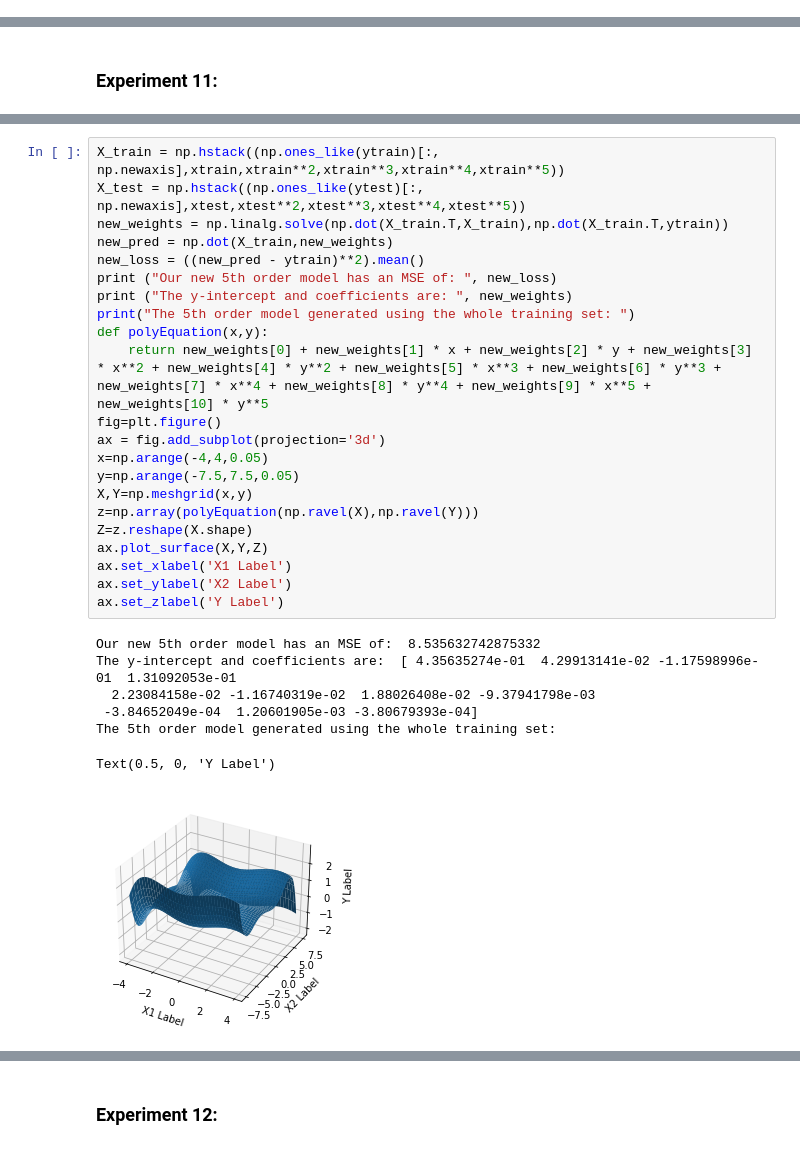
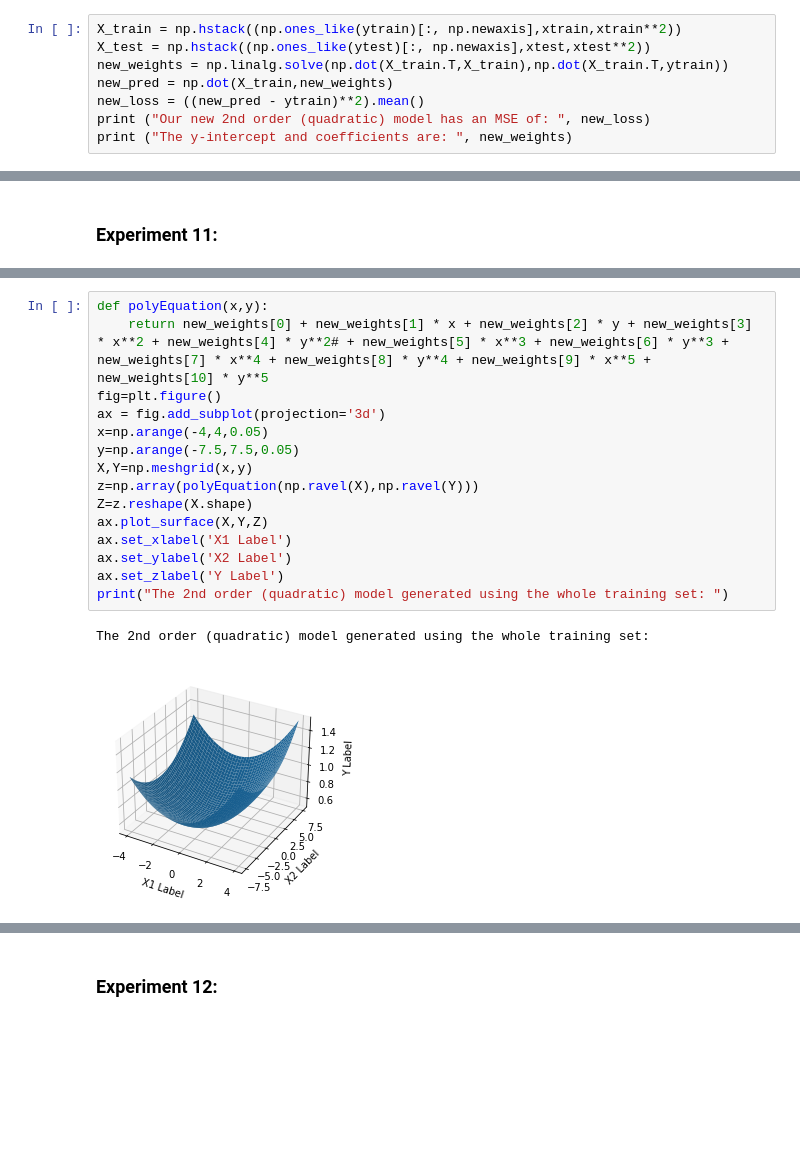
Before and after one commit to sudo-update/proj2-cpsc483, a Jupyter notebook: project2.ipynb, the cells around one changed output, grey strips where cells are left out. Drawn from its saved outputs; the diff is of its cells as text; blank space fills up the shorter version.

```diff
--- a/project2.ipynb
+++ b/project2.ipynb
@@ -279,0 +299,8 @@ Usually 5 is better. Sometimes, 4 or 6 appears better. Random split of test and
+# %%
+X_train = np.hstack((np.ones_like(ytrain)[:, np.newaxis],xtrain,xtrain**2))
+X_test = np.hstack((np.ones_like(ytest)[:, np.newaxis],xtest,xtest**2))
+new_weights = np.linalg.solve(np.dot(X_train.T,X_train),np.dot(X_train.T,ytrain))
+new_pred = np.dot(X_train,new_weights)
+new_loss = ((new_pred - ytrain)**2).mean()
+print ("Our new 2nd order (quadratic) model has an MSE of: ", new_loss)
+print ("The y-intercept and coefficients are: ", new_weights)
@@ -337,31 +369,19 @@ The quadratic model:
 # %%
-X_train = np.hstack((np.ones_like(ytrain)[:, np.newaxis],xtrain,xtrain**2,xtrain**3,xtrain**4,xtrain**5))
-X_test = np.hstack((np.ones_like(ytest)[:, np.newaxis],xtest,xtest**2,xtest**3,xtest**4,xtest**5))
-new_weights = np.linalg.solve(np.dot(X_train.T,X_train),np.dot(X_train.T,ytrain))
-new_pred = np.dot(X_train,new_weights)
-new_loss = ((new_pred - ytrain)**2).mean()
-print ("Our new 5th order model has an MSE of: ", new_loss)
-print ("The y-intercept and coefficients are: ", new_weights)
-print("The 5th order model generated using the whole training set: ")
 def polyEquation(x,y):
-    return new_weights[0] + new_weights[1] * x + new_weights[2] * y + new_weights[3] * x**2 + new_weights[4] * y**2 + new_weights[5] * x**3 + new_weights[6] * y**3 + new_weights[7] * x**4 + new_weights[8] * y**4 + new_weights[9] * x**5 + new_weights[10] * y**5
+    return new_weights[0] + new_weights[1] * x + new_weights[2] * y + new_weights[3] * x**2 + new_weights[4] * y**2# + new_weights[5] * x**3 + new_weights[6] * y**3 + new_weights[7] * x**4 + new_weights[8] * y**4 + new_weights[9] * x**5 + new_weights[10] * y**5
 fig=plt.figure()
 ax = fig.add_subplot(projection='3d')
 x=np.arange(-4,4,0.05)
 y=np.arange(-7.5,7.5,0.05)
 X,Y=np.meshgrid(x,y)
 z=np.array(polyEquation(np.ravel(X),np.ravel(Y)))
 Z=z.reshape(X.shape)
 ax.plot_surface(X,Y,Z)
 ax.set_xlabel('X1 Label')
 ax.set_ylabel('X2 Label')
 ax.set_zlabel('Y Label')
+print("The 2nd order (quadratic) model generated using the whole training set: ")
 # %% [output]
-Our new 5th order model has an MSE of:  8.535632742875332
-The y-intercept and coefficients are:  [ 4.35635274e-01  4.29913141e-02 -1.17598996e-01  1.31092053e-01
-  2.23084158e-02 -1.16740319e-02  1.88026408e-02 -9.37941798e-03
- -3.84652049e-04  1.20601905e-03 -3.80679393e-04]
-The 5th order model generated using the whole training set:
+The 2nd order (quadratic) model generated using the whole training set:
-Text(0.5, 0, 'Y Label')
-[figure, old version]
+[figure, new version]
 # %% [markdown]
```
Also changed, not shown: parts of 25 cells of this notebook.
